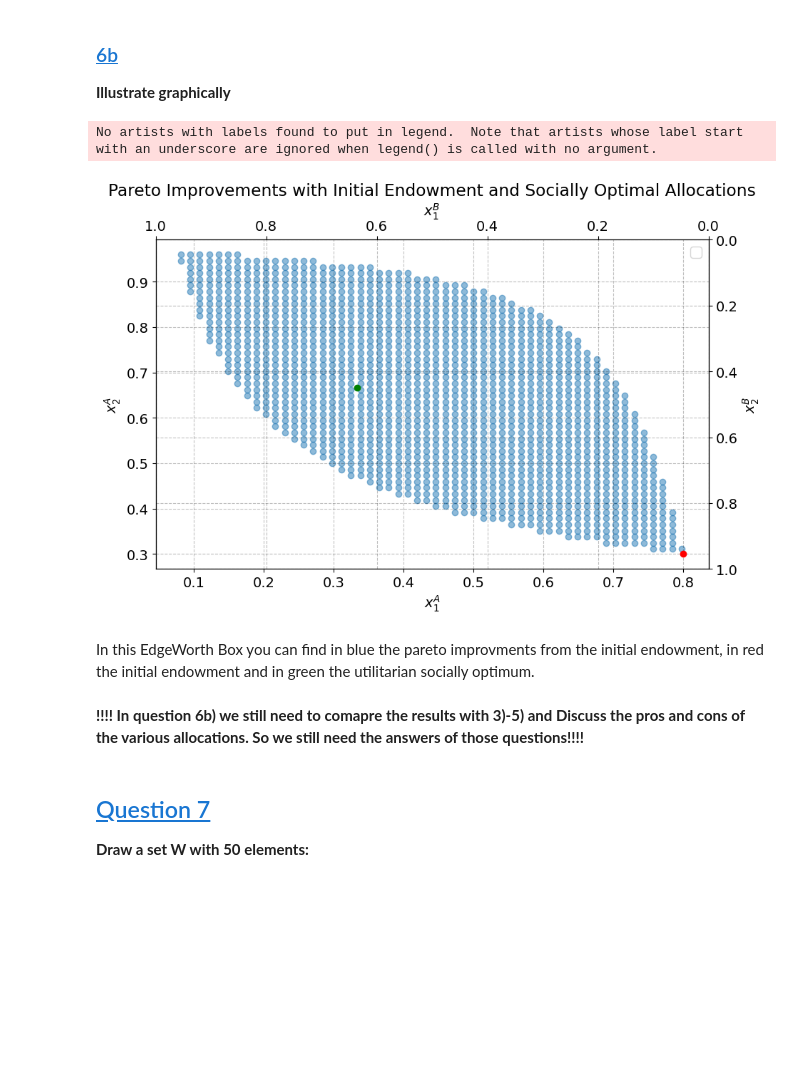
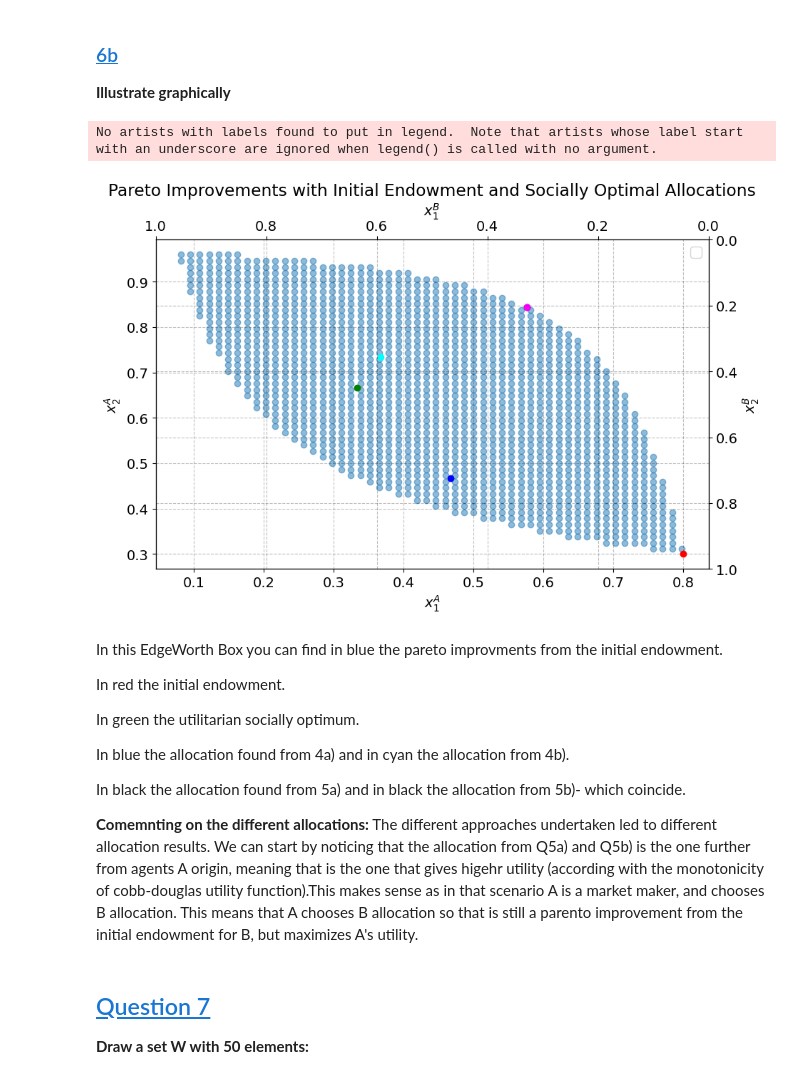
Before and after one commit to NumEconCopenhagen/projects-2024-isabel_nicole_snorri, a Jupyter notebook: inauguralproject/inauguralproject.ipynb, the cells around one changed output. Drawn from its saved outputs; the diff is of its cells as text; code cells hidden in the pictures; blank space fills up the shorter version.

```diff
--- a/inauguralproject/inauguralproject.ipynb
+++ b/inauguralproject/inauguralproject.ipynb
@@ -341,34 +293,33 @@ else:
 from scipy.optimize import minimize
 
 # Initial endowments and utilities
-omega1_A, omega2_A = 0.8, 0.3
+omega1_A, omega2_A = model.par.w1A, model.par.w2A
 omega1_B, omega2_B = 1 - omega1_A, 1 - omega2_A
-initial_utility_A = uA(omega1_A, omega2_A)
-initial_utility_B = uB(omega1_B, omega2_B)
+initial_utility_A = model.utility_A(omega1_A, omega2_A)
+initial_utility_B = model.utility_B(omega1_B, omega2_B)
+
 
 # Constraints for 5a: Both A and B at least as well-off as initially
 def constraint_5a(x):
-    # x = [x1_A, x2_A]
     x1_B, x2_B = 1 - x[0], 1 - x[1]
     return [
-        uA(x[0], x[1]) - initial_utility_A,
-        uB(x1_B, x2_B) - initial_utility_B
+        model.utility_A(x[0], x[1]) - initial_utility_A,
+        model.utility_B(x1_B, x2_B) - initial_utility_B
+
     ]
-
 # Constraints for 5b: B at least as well-off as initially, no other restrictions
 def constraint_5b(x):
-    # x = [x1_A, x2_A]
     x1_B, x2_B = 1 - x[0], 1 - x[1]
-    return uB(x1_B, x2_B) - initial_utility_B
+    return model.utility_B(x1_B, x2_B) - initial_utility_B, x1_B, x2_B
 
 # Optimization setup for 5a
 def optimize_5a():
     x0 = [omega1_A, omega2_A]  # Initial guess based on endowments
     constraints = {'type': 'ineq', 'fun': constraint_5a}
     bounds = [(0, 1), (0, 1)]  # Allocations must be in [0, 1]
-    result = minimize(lambda x: -uA(x[0], x[1]), x0, bounds=bounds, constraints=constraints)
+    result = minimize(lambda x: -model.utility_A(x[0], x[1]), x0, bounds=bounds, constraints=constraints)
     if result.success:
-        return result.x, uA(*result.x)
+        return result.x, model.utility_A(*result.x)
     else:
         return None, None
 
@@ -377,9 +328,9 @@ def optimize_5b():
     x0 = [omega1_A, omega2_A]  # Initial guess
     constraints = {'type': 'ineq', 'fun': constraint_5b}
     bounds = [(0, 1), (0, 1)]
-    result = minimize(lambda x: -uA(x[0], x[1]), x0, bounds=bounds, constraints=constraints)
+    result = minimize(lambda x: -model.utility_A(x[0], x[1]), x0, bounds=bounds, constraints=constraints)
     if result.success:
-        return result.x, uA(*result.x)
+        return result.x, model.utility_A(*result.x)
     else:
         return None, None
 
@@ -387,6 +338,9 @@ def optimize_5b():
 allocation_5a, utility_5a = optimize_5a()
 allocation_5b, utility_5b = optimize_5b()
 
-print(f"5a: Optimal Allocation = {allocation_5a}, Utility for A = {utility_5a}")
-print(f"5b: Optimal Allocation = {allocation_5b}, Utility for A = {utility_5b}")
+x1_A_5a, x2_A_5a = allocation_5a
+x1_A_5b, x2_A_5b = allocation_5b
+
+print(f"5a: Optimal X1_A = {x1_A_5a}, Optimal X2_A = {x2_A_5a}, Utility for A = {utility_5a}")
+print(f"5b: Optimal X1_A = {x1_A_5b}, Optimal X2_A = {x2_A_5b}, Utility for A = {utility_5b}")
 # %% [output]
@@ -444,39 +399,54 @@ Optimal allocation for B: x1B=0.6666666340306149, x2B=0.3333333739359233
 # %%
 plt.figure(figsize=(10, 6))
 
 # Scatter plot for pareto improvements
 plt.scatter(pareto_imp_x1A, pareto_imp_x2A, alpha=0.5, label="Pareto Improvements")
 
-# Plot initial endowment and optimal allocation
+# Plot initial endowment and socially optimal allocation (from 6a)
 plt.scatter(par.w1A,par.w2A, color='red', label='Initial Endowment', zorder=5)
 plt.scatter(social_opt_x1A, social_opt_x2A, color='green', label='Socially Optimal Allocation', zorder=5)
 
+# Plot 4a and 4b allocations:
+plt.scatter(x1_A_4a, x2_A_4a, color='blue', label='Allocation 4a', zorder=5)
+plt.scatter(x1_A_4b, x2_A_4b, color='cyan', label='Allocation 4b', zorder=5)
+
+# Plot 5a and 5b allocations: allocation_5a
+plt.scatter(x1_A_5a, x2_A_5a, color='black', label='Allocation 5a', zorder=5)
+plt.scatter(x1_A_5b, x2_A_5b, color='magenta', label='Allocation 5b', zorder=5)
 # Setting labels for A's allocations
 plt.xlabel('$x_1^A$')
 plt.ylabel('$x_2^A$')
 
 # Add second x-axis for B's allocations
 ax_B1 = plt.twiny()
 ax_B1.set_xlabel('$x_1^B$', color='black')
 ax_B1.set_xlim([1, 0])  # Invert axis to match the perspective for B
 ax_B1.tick_params(axis='x', colors='black')
 
 # Add second y-axis for B's allocations
 ax_B2 = plt.twinx()
 ax_B2.set_ylabel('$x_2^B$', color='black')
 ax_B2.set_ylim([1, 0])  # Invert axis to match the perspective for B
 ax_B2.tick_params(axis='y', colors='black')
 
 plt.title('Pareto Improvements with Initial Endowment and Socially Optimal Allocations')
 plt.legend()
 plt.show()
 # %% [output]
 No artists with labels found to put in legend.  Note that artists whose label start with an underscore are ignored when legend() is called with no argument.
-[figure, old version]
+[figure, new version]
-# %% [markdown]
-In this EdgeWorth Box you can find in blue the pareto improvments from the initial endowment, in red the initial endowment and in green the utilitarian socially optimum.
-# %% [markdown]
-**!!!! In question 6b) we still need to comapre the results with 3)-5) and Discuss the pros and cons of the various allocations. So we still need the answers of those questions!!!!**
+# %% [markdown]
+In this EdgeWorth Box you can find in blue the pareto improvments from the initial endowment.
+
+In red the initial endowment.
+
+In green the utilitarian socially optimum.
+
+In blue the allocation found from 4a) and in cyan the allocation from 4b).
+
+In black the allocation found from 5a) and in black the allocation from 5b)- which coincide.
+
+**Comemnting on the different allocations:** The different approaches undertaken led to different allocation results. We can start by noticing that the allocation from Q5a) and Q5b) is the one further from agents A origin, meaning that is the one that gives higehr utility (according with the monotonicity of cobb-douglas utility function).This makes sense as in that scenario A is a market maker, and chooses B allocation. This means that A chooses B allocation so that is still a parento improvement from the initial endowment for B, but maximizes A's utility.
 # %% [markdown]
 ## <a id='toc7'></a>[Question 7](#toc0)
 **Draw a set W with 50 elements:**
```
Also changed, not shown: parts of 11 cells of this notebook, 1 other file.
